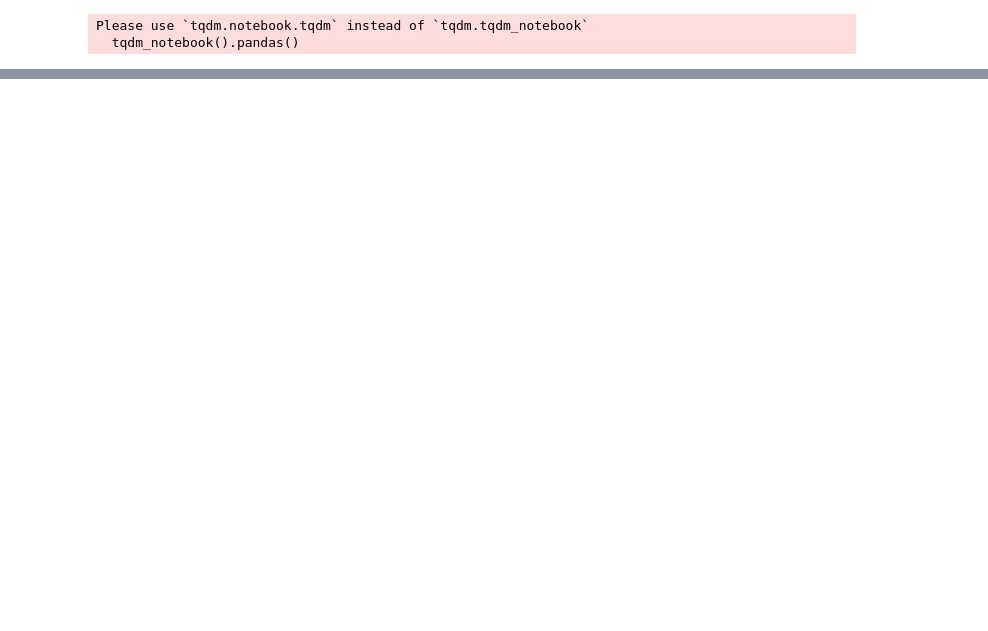
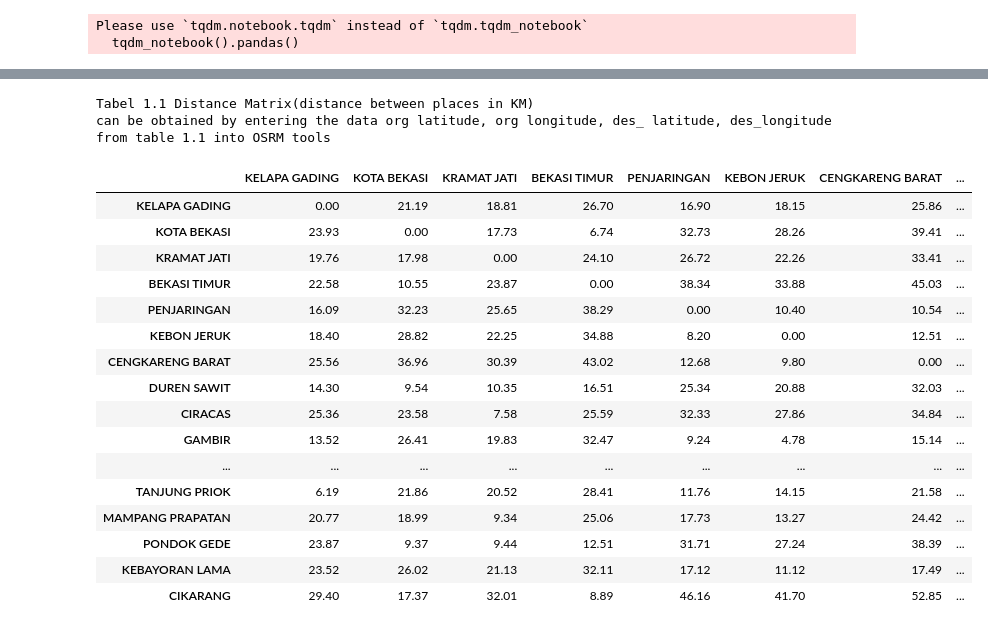
Before and after one commit to danielbeltsazar99/My-Mini-Projects, a Jupyter notebook: Special Projects (Geospatial, Vehicle Routing, Predictive Maintenance, etc)/Vehicle Routing Problem and Optimization/Logistics Middle Mile/Vehicle Routing Middle Mile Routing.ipynb, the cells around one changed output, grey strips where cells are left out. Cells and saved outputs as stored; diff of their text form; code cells hidden in the pictures; blank space fills up the shorter version.

```diff
--- a/Special Projects (Geospatial, Vehicle Routing, Predictive Maintenance, etc)/Vehicle Routing Problem and Optimization/Logistics Middle Mile/Vehicle Routing Middle Mile Routing.ipynb
+++ b/Special Projects (Geospatial, Vehicle Routing, Predictive Maintenance, etc)/Vehicle Routing Problem and Optimization/Logistics Middle Mile/Vehicle Routing Middle Mile Routing.ipynb
@@ -33,0 +369,12 @@ Please use `tqdm.notebook.tqdm` instead of `tqdm.tqdm_notebook`
+# %%
+# get dp location from Last mile data
+#df_loc = pd.read_csv('/Users/danielbeltsazar/Work/ZebraX/Resources/JX PoC (Vehicle Route Problem)/Code & preprocessing Data/Data/Middle Mile/df_lm_merge.csv')
+df_loc = df_loc.drop_duplicates(subset='pod_dp_name').reset_index(drop=True)
+df_loc = df_loc[['pod_dp_name', 'pod_dp_latitude', 'pod_dp_longitude']]
+
+# get DC marunda name, latitude and longitude
+dc_a, dc_b, dc_c = df_mm[['origin_name', 'origin_latitude', 'origin_longitude']].iloc[[0]].values[0]
+
+# add DC marunda to dp dataframe
+df_loc = df_loc.append({'pod_dp_name': dc_a, 'pod_dp_latitude':dc_b, 'pod_dp_longitude':dc_c}, ignore_index=True)
+df_loc
@@ -33,0 +399,4 @@ Please use `tqdm.notebook.tqdm` instead of `tqdm.tqdm_notebook`
+# %%
+# Intersection DP place from MM and LM data
+places = list(set(df_loc['pod_dp_name']) & set(list_places_distance))
+len(places)
@@ -33,0 +545,25 @@ Please use `tqdm.notebook.tqdm` instead of `tqdm.tqdm_notebook`
+# %%
+print('Tabel 1.1 Distance Matrix(distance between places in KM)')
+print('can be obtained by entering the data org latitude, org longitude, des_ latitude, des_longitude from table 1.1 into OSRM tools')
+distance_matrix_table = pd.DataFrame(distance_matrix, index=places, columns=places)
+distance_matrix_table
+# %% [output]
+Tabel 1.1 Distance Matrix(distance between places in KM)
+can be obtained by entering the data org latitude, org longitude, des_ latitude, des_longitude from table 1.1 into OSRM tools
+|  | KELAPA GADING | KOTA BEKASI | KRAMAT JATI | BEKASI TIMUR | PENJARINGAN | KEBON JERUK | CENGKARENG BARAT | ... |
+| KELAPA GADING | 0.00 | 21.19 | 18.81 | 26.70 | 16.90 | 18.15 | 25.86 | ... |
+| KOTA BEKASI | 23.93 | 0.00 | 17.73 | 6.74 | 32.73 | 28.26 | 39.41 | ... |
+| KRAMAT JATI | 19.76 | 17.98 | 0.00 | 24.10 | 26.72 | 22.26 | 33.41 | ... |
+| BEKASI TIMUR | 22.58 | 10.55 | 23.87 | 0.00 | 38.34 | 33.88 | 45.03 | ... |
+| PENJARINGAN | 16.09 | 32.23 | 25.65 | 38.29 | 0.00 | 10.40 | 10.54 | ... |
+| KEBON JERUK | 18.40 | 28.82 | 22.25 | 34.88 | 8.20 | 0.00 | 12.51 | ... |
+| CENGKARENG BARAT | 25.56 | 36.96 | 30.39 | 43.02 | 12.68 | 9.80 | 0.00 | ... |
+| DUREN SAWIT | 14.30 | 9.54 | 10.35 | 16.51 | 25.34 | 20.88 | 32.03 | ... |
+| CIRACAS | 25.36 | 23.58 | 7.58 | 25.59 | 32.33 | 27.86 | 34.84 | ... |
+| GAMBIR | 13.52 | 26.41 | 19.83 | 32.47 | 9.24 | 4.78 | 15.14 | ... |
+| ... | ... | ... | ... | ... | ... | ... | ... | ... |
+| TANJUNG PRIOK | 6.19 | 21.86 | 20.52 | 28.41 | 11.76 | 14.15 | 21.58 | ... |
+| MAMPANG PRAPATAN | 20.77 | 18.99 | 9.34 | 25.06 | 17.73 | 13.27 | 24.42 | ... |
+| PONDOK GEDE | 23.87 | 9.37 | 9.44 | 12.51 | 31.71 | 27.24 | 38.39 | ... |
+| KEBAYORAN LAMA | 23.52 | 26.02 | 21.13 | 32.11 | 17.12 | 11.12 | 17.49 | ... |
+| CIKARANG | 29.40 | 17.37 | 32.01 | 8.89 | 46.16 | 41.70 | 52.85 | ... |
```
Also changed, not shown: parts of 61 cells of this notebook, 2 other files.
